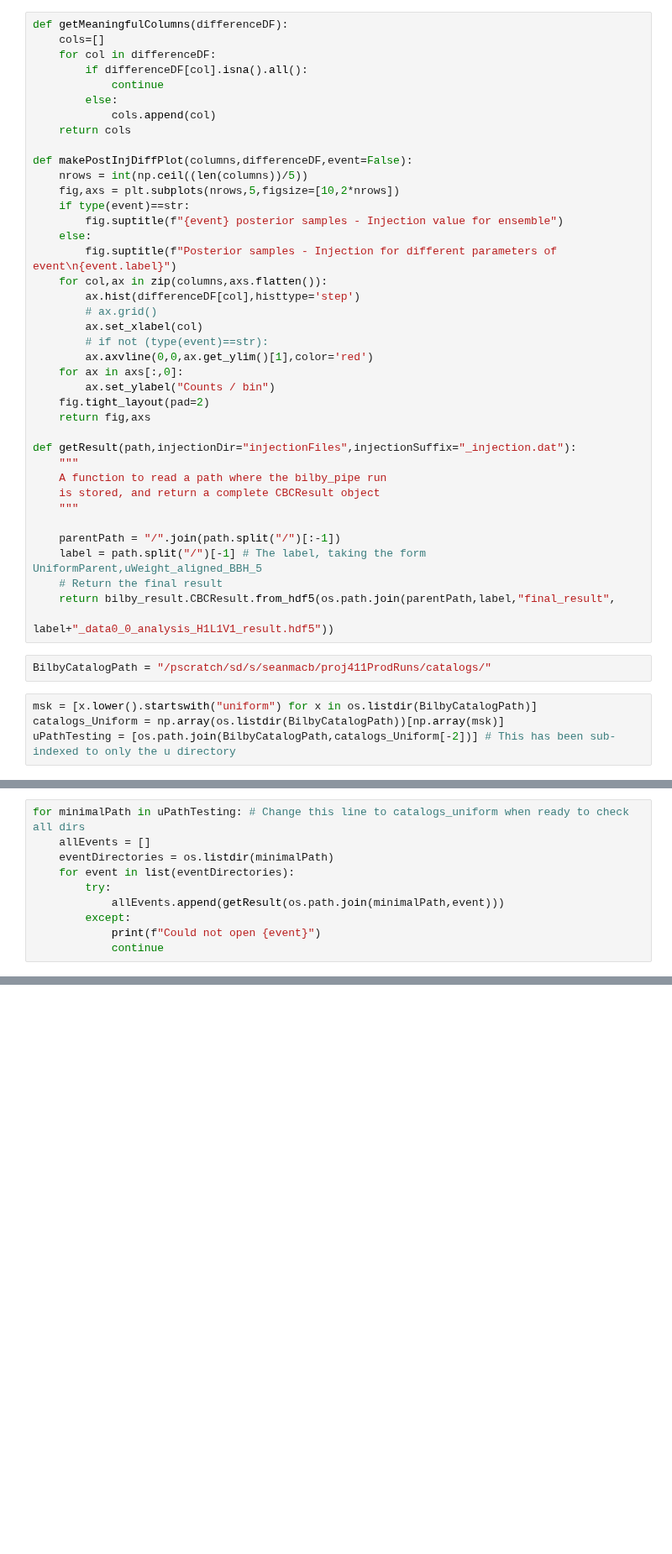
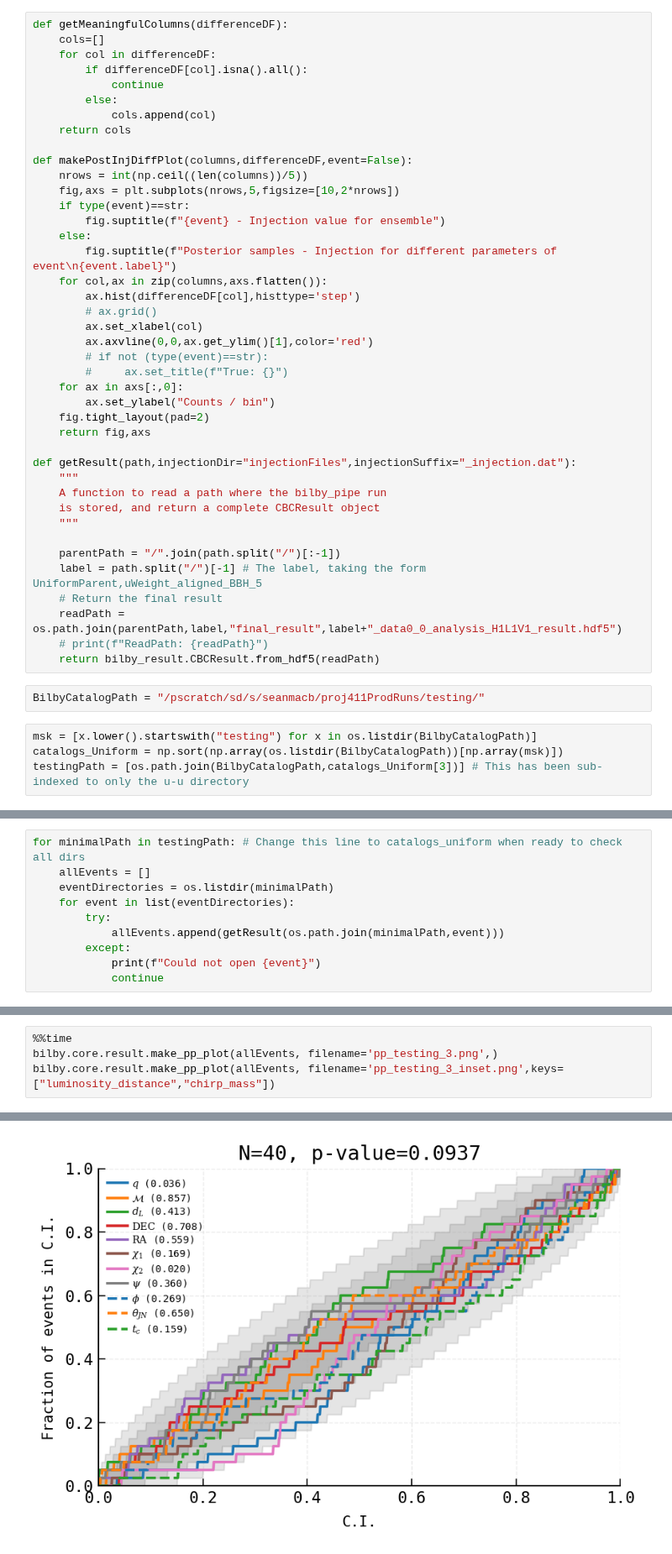
Before and after one commit to LSSTDESC/gwStreetlights, a Jupyter notebook: initialValidation/getResultsOfBilbyPipe.ipynb, the cells around one changed output, grey strips where cells are left out. Shown at 84% size. Drawn from its saved outputs; the diff is of its cells as text; blank space fills up the shorter version.

```diff
--- a/initialValidation/getResultsOfBilbyPipe.ipynb
+++ b/initialValidation/getResultsOfBilbyPipe.ipynb
@@ -80,15 +80,16 @@ def makePostInjDiffPlot(columns,differenceDF,event=False):
     nrows = int(np.ceil((len(columns))/5))
     fig,axs = plt.subplots(nrows,5,figsize=[10,2*nrows])
     if type(event)==str:
-        fig.suptitle(f"{event} posterior samples - Injection value for ensemble")
+        fig.suptitle(f"{event} - Injection value for ensemble")
     else:
         fig.suptitle(f"Posterior samples - Injection for different parameters of event\n{event.label}")
     for col,ax in zip(columns,axs.flatten()):
         ax.hist(differenceDF[col],histtype='step')
         # ax.grid()
         ax.set_xlabel(col)
+        ax.axvline(0,0,ax.get_ylim()[1],color='red')
         # if not (type(event)==str):
-        ax.axvline(0,0,ax.get_ylim()[1],color='red')
+        #     ax.set_title(f"True: {}")
     for ax in axs[:,0]:
         ax.set_ylabel("Counts / bin")
     fig.tight_layout(pad=2)
@@ -103,11 +104,12 @@ def getResult(path,injectionDir="injectionFiles",injectionSuffix="_injection.dat
     parentPath = "/".join(path.split("/")[:-1])
     label = path.split("/")[-1] # The label, taking the form UniformParent,uWeight_aligned_BBH_5
     # Return the final result
-    return bilby_result.CBCResult.from_hdf5(os.path.join(parentPath,label,"final_result",
-                                                              label+"_data0_0_analysis_H1L1V1_result.hdf5"))
+    readPath = os.path.join(parentPath,label,"final_result",label+"_data0_0_analysis_H1L1V1_result.hdf5")
+    # print(f"ReadPath: {readPath}")
+    return bilby_result.CBCResult.from_hdf5(readPath)
 # %%
-BilbyCatalogPath = "/pscratch/sd/s/seanmacb/proj411ProdRuns/catalogs/"
+BilbyCatalogPath = "/pscratch/sd/s/seanmacb/proj411ProdRuns/testing/"
 # %%
-msk = [x.lower().startswith("uniform") for x in os.listdir(BilbyCatalogPath)]
-catalogs_Uniform = np.array(os.listdir(BilbyCatalogPath))[np.array(msk)]
-uPathTesting = [os.path.join(BilbyCatalogPath,catalogs_Uniform[-2])] # This has been sub-indexed to only the u directory
+msk = [x.lower().startswith("testing") for x in os.listdir(BilbyCatalogPath)]
+catalogs_Uniform = np.sort(np.array(os.listdir(BilbyCatalogPath))[np.array(msk)])
+testingPath = [os.path.join(BilbyCatalogPath,catalogs_Uniform[3])] # This has been sub-indexed to only the u-u directory
@@ -114,5 +120,5 @@ uPathTesting = [os.path.join(BilbyCatalogPath,catalogs_Uniform[-2])] # This has
 # %%
-for minimalPath in uPathTesting: # Change this line to catalogs_uniform when ready to check all dirs
+for minimalPath in testingPath: # Change this line to catalogs_uniform when ready to check all dirs
     allEvents = []
     eventDirectories = os.listdir(minimalPath)
     for event in list(eventDirectories):
@@ -158,0 +176,5 @@ Could not open UniformParent,uWeight_precessing_BBH_74
+# %%
+%%time
+bilby.core.result.make_pp_plot(allEvents, filename='pp_testing_3.png',)
+bilby.core.result.make_pp_plot(allEvents, filename='pp_testing_3_inset.png',keys=["luminosity_distance","chirp_mass"])
+# %% [output]
@@ -158,0 +202 @@ Could not open UniformParent,uWeight_precessing_BBH_74
+[figure, added]
```
Also changed, not shown: parts of 35 cells of this notebook.
